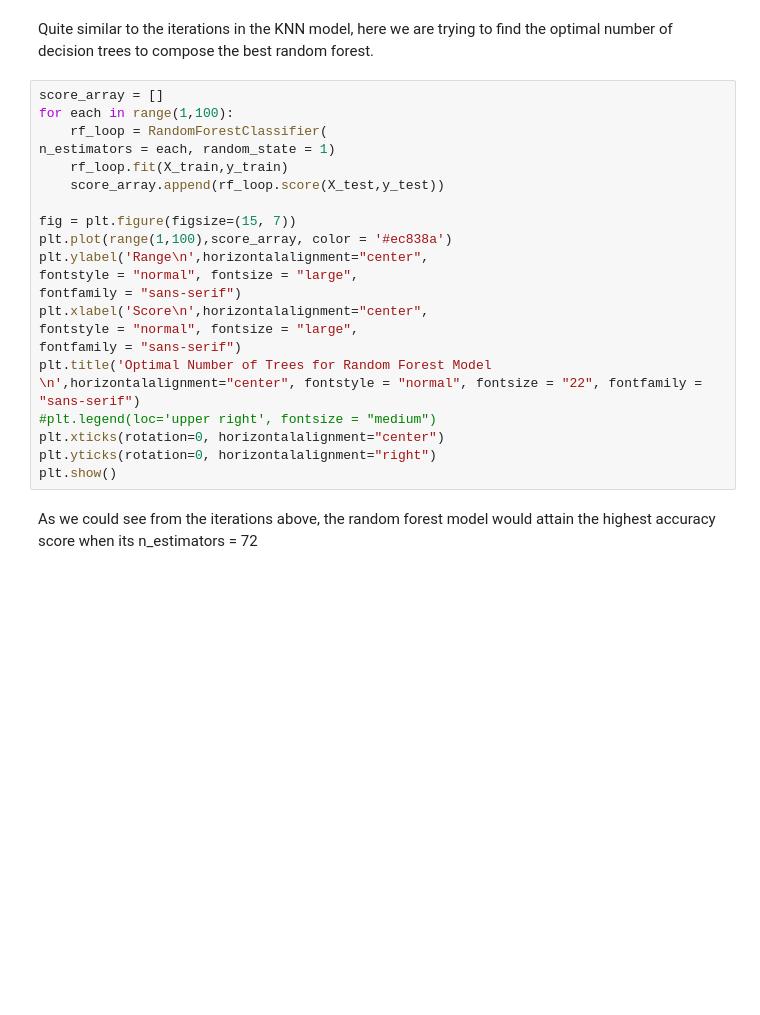
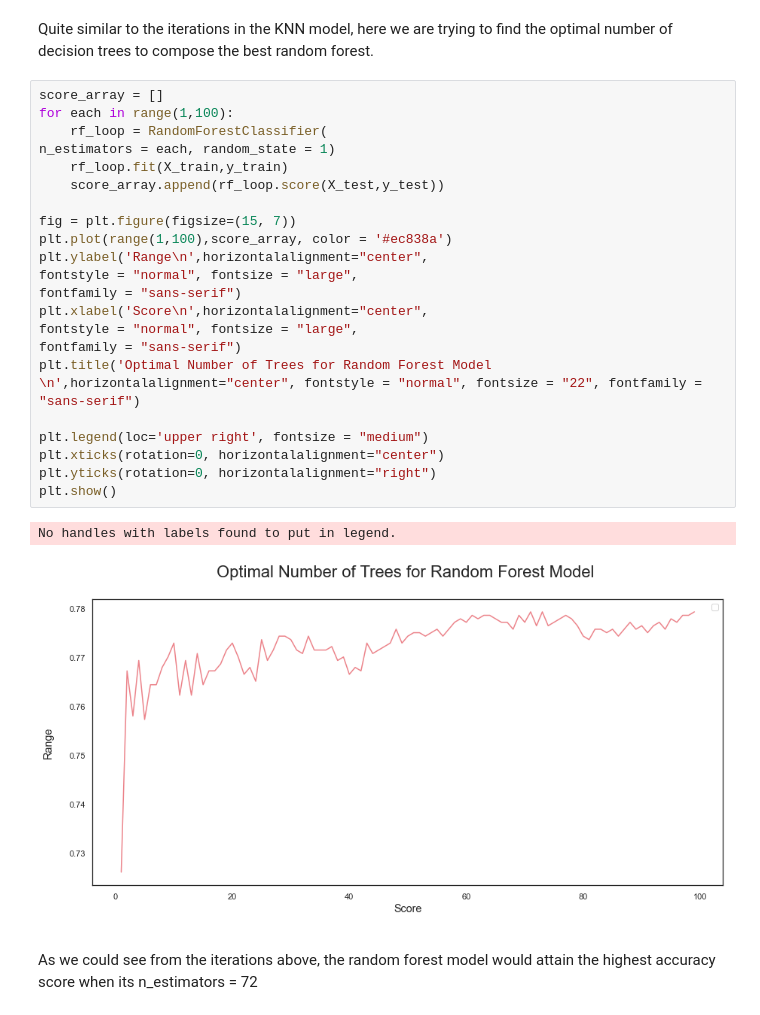
Before and after one commit to aanzaya/Customer-Churn-Prediction, a Jupyter notebook: Customer Churn Prediction-checkpoint.ipynb, the cells around one changed output. Drawn from its saved outputs; the diff is of its cells as text; blank space fills up the shorter version.

```diff
--- a/Customer Churn Prediction-checkpoint.ipynb
+++ b/Customer Churn Prediction-checkpoint.ipynb
@@ -986,24 +1002,28 @@ Quite similar to the iterations in the KNN model, here we are trying to find the
 # %%
 score_array = []
 for each in range(1,100):
     rf_loop = RandomForestClassifier(
 n_estimators = each, random_state = 1)
     rf_loop.fit(X_train,y_train)
     score_array.append(rf_loop.score(X_test,y_test))
 
 fig = plt.figure(figsize=(15, 7))
 plt.plot(range(1,100),score_array, color = '#ec838a')
 plt.ylabel('Range\n',horizontalalignment="center",
 fontstyle = "normal", fontsize = "large",
 fontfamily = "sans-serif")
 plt.xlabel('Score\n',horizontalalignment="center",
 fontstyle = "normal", fontsize = "large",
 fontfamily = "sans-serif")
 plt.title('Optimal Number of Trees for Random Forest Model \n',horizontalalignment="center", fontstyle = "normal", fontsize = "22", fontfamily = "sans-serif")
-#plt.legend(loc='upper right', fontsize = "medium")
+
+plt.legend(loc='upper right', fontsize = "medium")
 plt.xticks(rotation=0, horizontalalignment="center")
 plt.yticks(rotation=0, horizontalalignment="right")
 plt.show()
+# %% [output]
+No handles with labels found to put in legend.
+[figure, added]
 # %% [markdown]
 As we could see from the iterations above, the random forest model would attain the highest accuracy score when its n_estimators = 72
 # %% [markdown]
```
Also changed, not shown: parts of 34 cells of this notebook.
